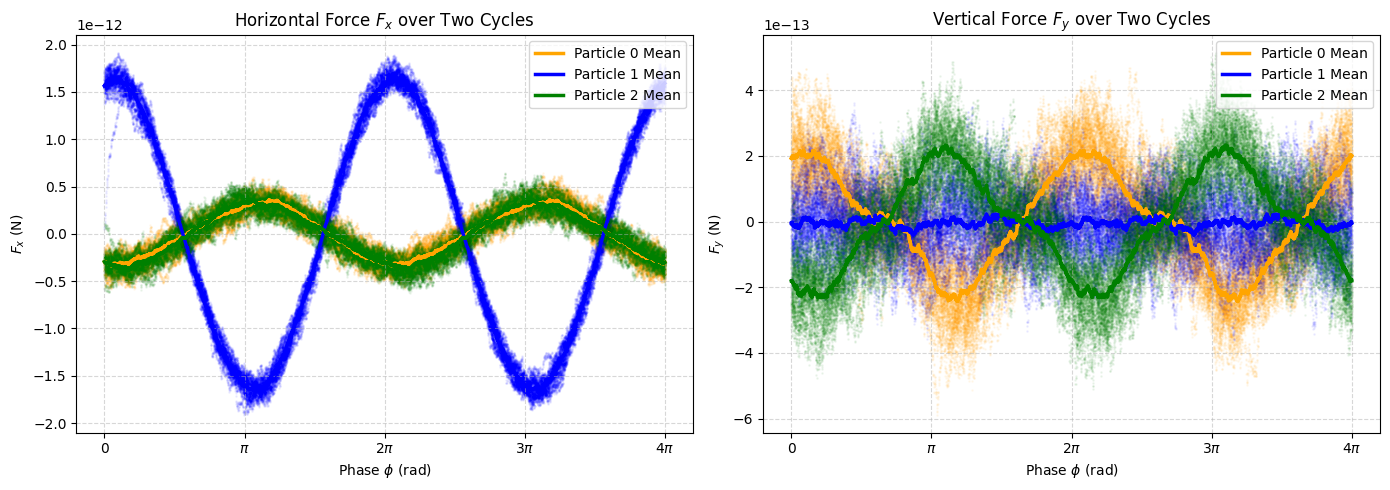
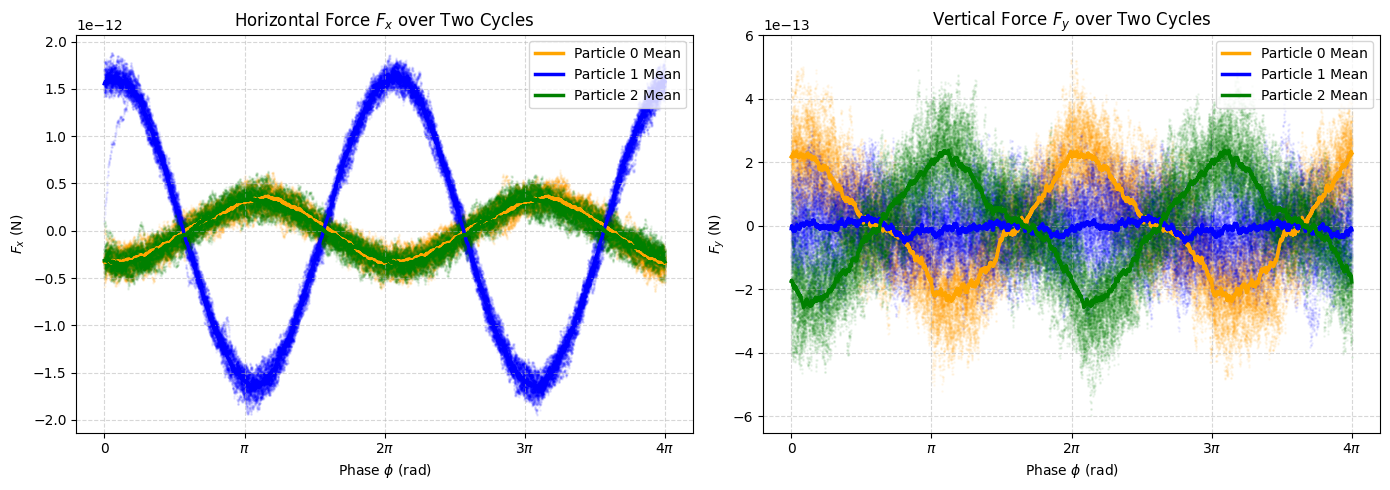
The change to this notebook cell's code, shown as a diff; its figure went from the first image to the second:
--- before
+++ after
@@ -1,8 +1,5 @@
-import numpy as np
-import matplotlib.pyplot as plt
-
 # --- 1. System Parameters & Time Reconstruction ---
-omega = 1 * 2 * np.pi
-dt = 5e-4  # Your actual dt
+#omega = 1 * 2 * np.pi
+#dt = 5e-4  # Your actual dt
 t = np.arange(len(forces)) * dt
 
@@ -62,50 +59,4 @@
 plt.show()
 
-# 1. Define your driving frequency
-omega = 0.25 * 2 * np.pi
-
-# 2. Reconstruct your time array if you don't have it
-# Assuming 'dt' is your simulation time step size
-
-t = np.arange(len(forces)) * dt
-
-# 3. Calculate phi (wrapped between 0 and 2*pi for clean phase plots)
-phi = (omega * t) % (2 * np.pi)
-
-import numpy as np
-import matplotlib.pyplot as plt
-import pandas as pd
-
-# Assuming you have 'traj', 'forces', and 'phi' (driving phase from 0 to 2*pi)
-# phi shape: (num_timesteps,)
-# forces shape: (num_timesteps, 3, 2)
-
-# 1. Plot Phase Space: (Phi, Fx) and (Phi, Fy)
-fig, axes = plt.subplots(1, 2, figsize=(12, 5), sharex=True)
-
-colors = ['orange', 'blue', 'green'] # 0: Right, 1: Top, 2: Left
-
-for p in [0, 1, 2]:
-    axes[0].scatter(phi, forces[:, p, 0], color=colors[p], s=1, alpha=0.1, label=f'Particle {p}' if cycle_labels_done else "")
-    axes[1].scatter(phi, forces[:, p, 1], color=colors[p], s=1, alpha=0.1, label=f'Particle {p}' if cycle_labels_done else "")
-
-
-    #axes[0].scatter(phi, traj[:, p, 0]-traps[:,p,0], label=f'Particle {p}', color=colors[p], lw=2)
-    #axes[1].scatter(phi, traj[:, p, 1]-traps[:,p,1], label=f'Particle {p}', color=colors[p], lw=2)
-
-axes[0].set_title("Horizontal Force $F_x$ vs Phase $\phi$")
-axes[0].set_xlabel("Phase $\phi$ (rad)")
-axes[0].set_ylabel("$F_x$ (N)")
-axes[0].legend()
-axes[0].grid(True)
-
-axes[1].set_title("Vertical Force $F_y$ vs Phase $\phi$")
-axes[1].set_xlabel("Phase $\phi$ (rad)")
-axes[1].set_ylabel("$F_y$ (N)")
-axes[1].legend()
-axes[1].grid(True)
-
-plt.tight_layout()
-plt.show()
 
 # 2. Compute Correlation Matrix for all Force Components

Commit: Added mean force plots for two cycles